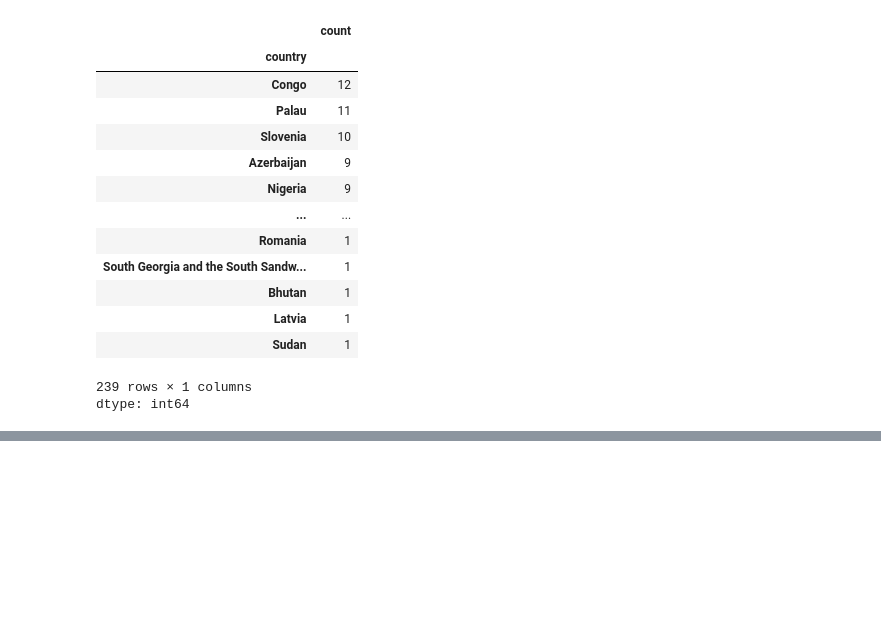
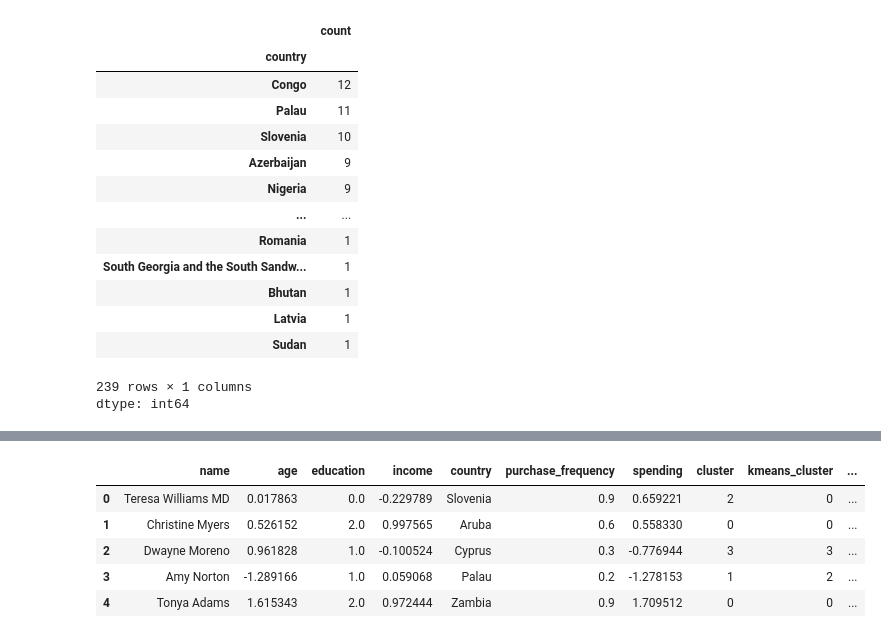
Before and after one commit to epythonlab2/AI_4_health, a Jupyter notebook: module_2_unsupervised_machine_learning.ipynb, the cells around one changed output, grey strips where cells are left out. Saved outputs shown, nothing was run; the diff lists cells and outputs as text; code cells hidden in the pictures; blank space fills up the shorter version.

```diff
--- a/module_2_unsupervised_machine_learning.ipynb
+++ b/module_2_unsupervised_machine_learning.ipynb
@@ -1920,0 +1950,26 @@ dtype: int64
+# %%
+from sklearn.preprocessing import OrdinalEncoder
+
+# 1. Prepare data as a 2D array
+data = df['education'].values.reshape(-1, 1)
+
+# 2. Define the specific order
+# Note: This is a list of lists, one for each column you are encoding
+categories = [['High School', 'Bachelor', 'Master', 'PhD']]
+
+# 3. Initialize and Transform
+# Encode
+encoder = OrdinalEncoder(categories=categories)
+encoded_data = encoder.fit_transform(data)
+
+# Replace encoded with the original 'education' column
+df['education'] = encoded_data.flatten()
+# %%
+df.head()
+# %% [output]
+|  | name | age | education | income | country | purchase_frequency | spending | cluster | kmeans_cluster | ... |
+| 0 | Teresa Williams MD | 0.017863 | 0.0 | -0.229789 | Slovenia | 0.9 | 0.659221 | 2 | 0 | ... |
+| 1 | Christine Myers | 0.526152 | 2.0 | 0.997565 | Aruba | 0.6 | 0.558330 | 0 | 0 | ... |
+| 2 | Dwayne Moreno | 0.961828 | 1.0 | -0.100524 | Cyprus | 0.3 | -0.776944 | 3 | 3 | ... |
+| 3 | Amy Norton | -1.289166 | 1.0 | 0.059068 | Palau | 0.2 | -1.278153 | 1 | 2 | ... |
+| 4 | Tonya Adams | 1.615343 | 2.0 | 0.972444 | Zambia | 0.9 | 1.709512 | 0 | 0 | ... |
```
Also changed, not shown: parts of 8 cells of this notebook.
